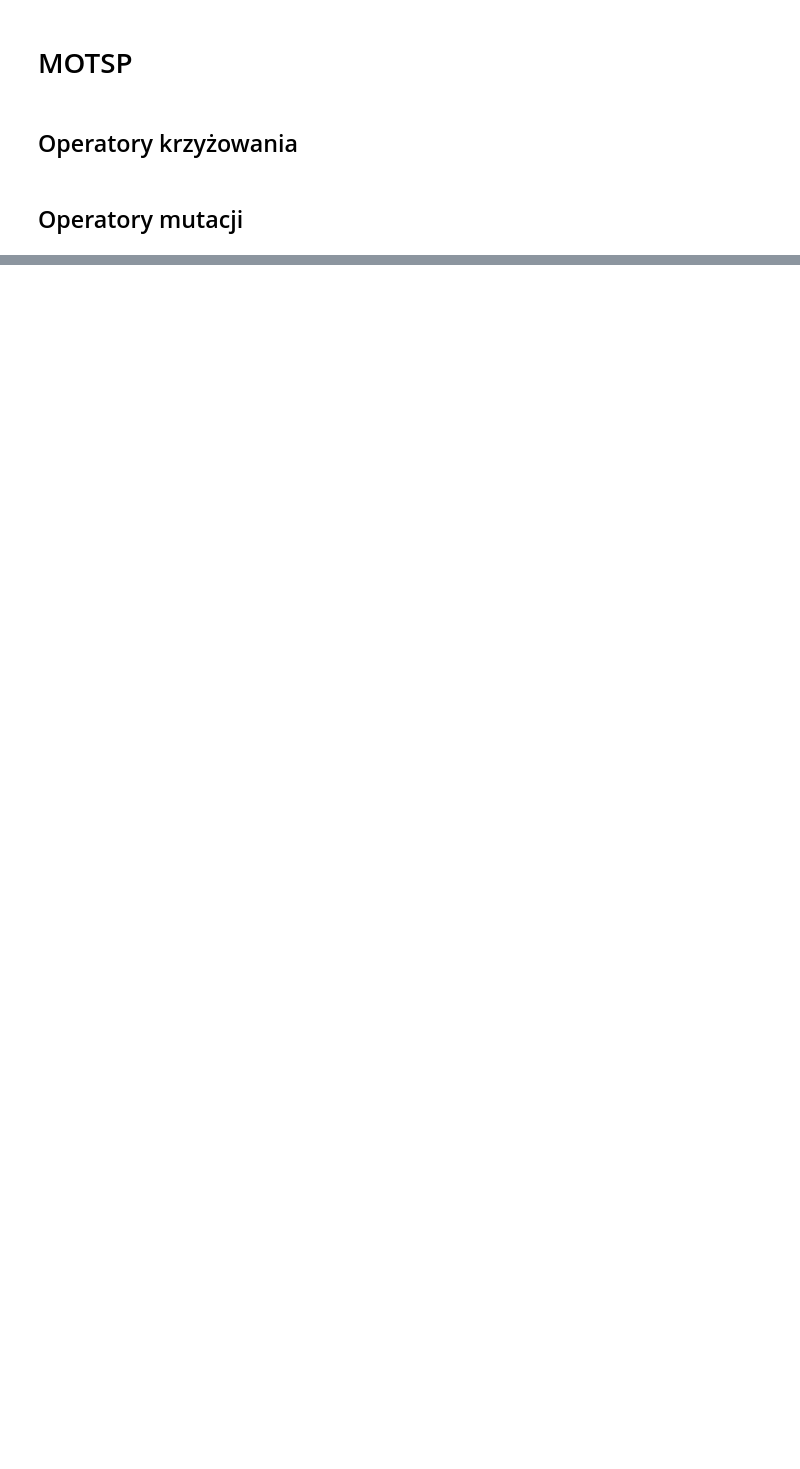
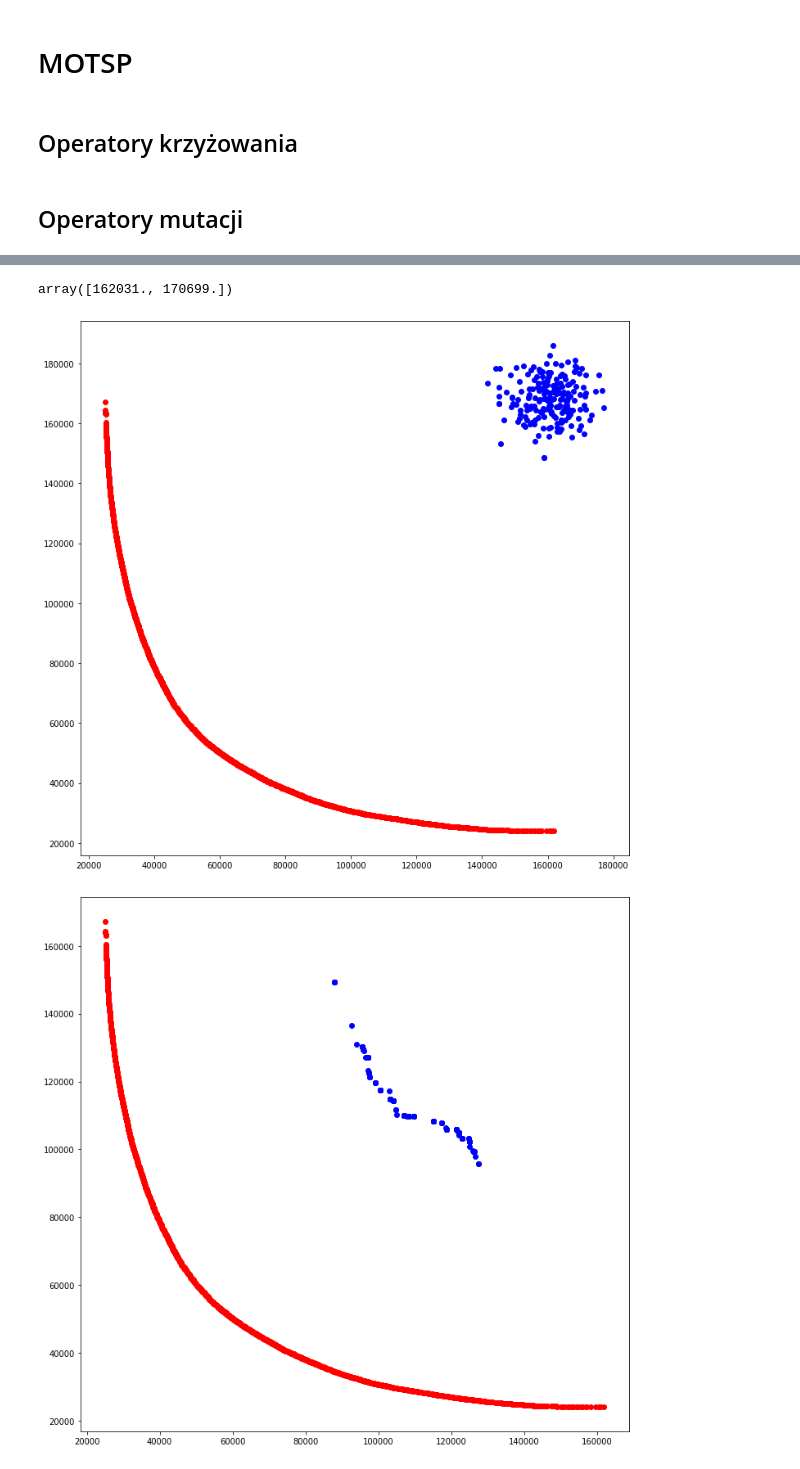
Before and after one commit to AdrianUrbanski/MOTSP, a Jupyter notebook: MOTSP.ipynb, the cells around one changed output, grey strips where cells are left out. Cells and saved outputs as stored; diff of their text form; code cells hidden in the pictures; blank space fills up the shorter version.

Commit message:
Add test - euclidAB100

```diff
--- a/MOTSP.ipynb
+++ b/MOTSP.ipynb
@@ -315,0 +339,7 @@ def insert_mutation(p):
+# %%
+def tsp_objective_function(perm, objectives_number, *problems):
+    result = np.zeros(objectives_number)
+    for pos in range(perm.shape[0]):
+        for obj in range(objectives_number):
+            result[obj] += problems[obj].get_weight(perm[pos-1], perm[pos])
+    return result
@@ -315,0 +348,5 @@ def insert_mutation(p):
+# %%
+def plot_results(solutions, result_vals):
+    plt.figure(figsize=(12,12))
+    plt.scatter(solutions[:, 0], solutions[:, 1], c='r')
+    plt.scatter(result_vals[:, 0], result_vals[:, 1], c='b')
@@ -315,0 +355,42 @@ def insert_mutation(p):
+# %%
+problemA = tsplib95.load("euclidA100.tsp")
+problemB = tsplib95.load("euclidB100.tsp")
+# %%
+solutionsAB = np.loadtxt('best.euclidAB100.tsp', dtype=int)
+# %%
+tsp_objective_function(np.random.permutation(100)+1, 2, problemA, problemB)
+# %% [output]
+array([162031., 170699.])
+# %%
+chrom_len = 100
+pop_size = 200
+obj_num = 2
+n_iters = 500
+
+init_pop = np.empty((pop_size, chrom_len))
+init_vals = np.empty((pop_size, obj_num))
+
+for i in range(pop_size):
+    ind = np.random.permutation(chrom_len) + 1
+    init_pop[i] = ind
+    init_vals[i] = tsp_objective_function(ind, obj_num, problemA, problemB)
+
+nsga_ii = NSGA_II(chrom_len, pop_size, obj_num, init_pop, init_vals)
+
+for t in tqdm(range(n_iters)):
+
+    if(np.mod(t, 100) == 0):
+        result_pop = nsga_ii.get_population()
+        result_vals = np.empty((result_pop.shape[0], obj_num))
+        for i in range(result_pop.shape[0]):
+            result_vals[i] = tsp_objective_function(result_pop[i], obj_num, problemA, problemB)
+        plot_results(solutionsAB, result_vals)
+
+    children = nsga_ii.generate_children(PMX, reverse_sequence_mutation)
+    children_vals = np.empty((children.shape[0], obj_num))
+    for i in range(children.shape[0]):
+        children_vals[i] = tsp_objective_function(children[i], obj_num, problemA, problemB)
+    nsga_ii.replace_population(children, children_vals)
+# %% [output]
+[figure, added]
+[figure, added]
```
Also changed, not shown: parts of 10 cells of this notebook.
